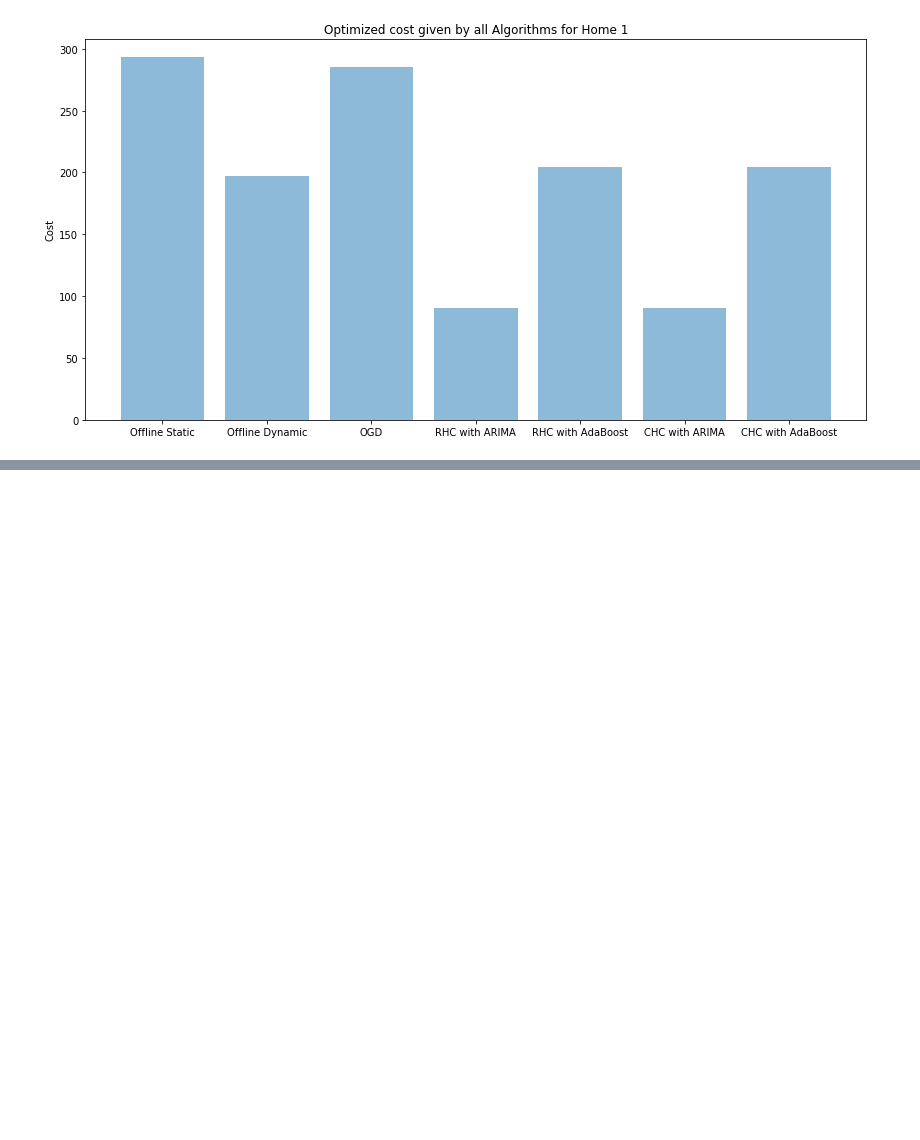
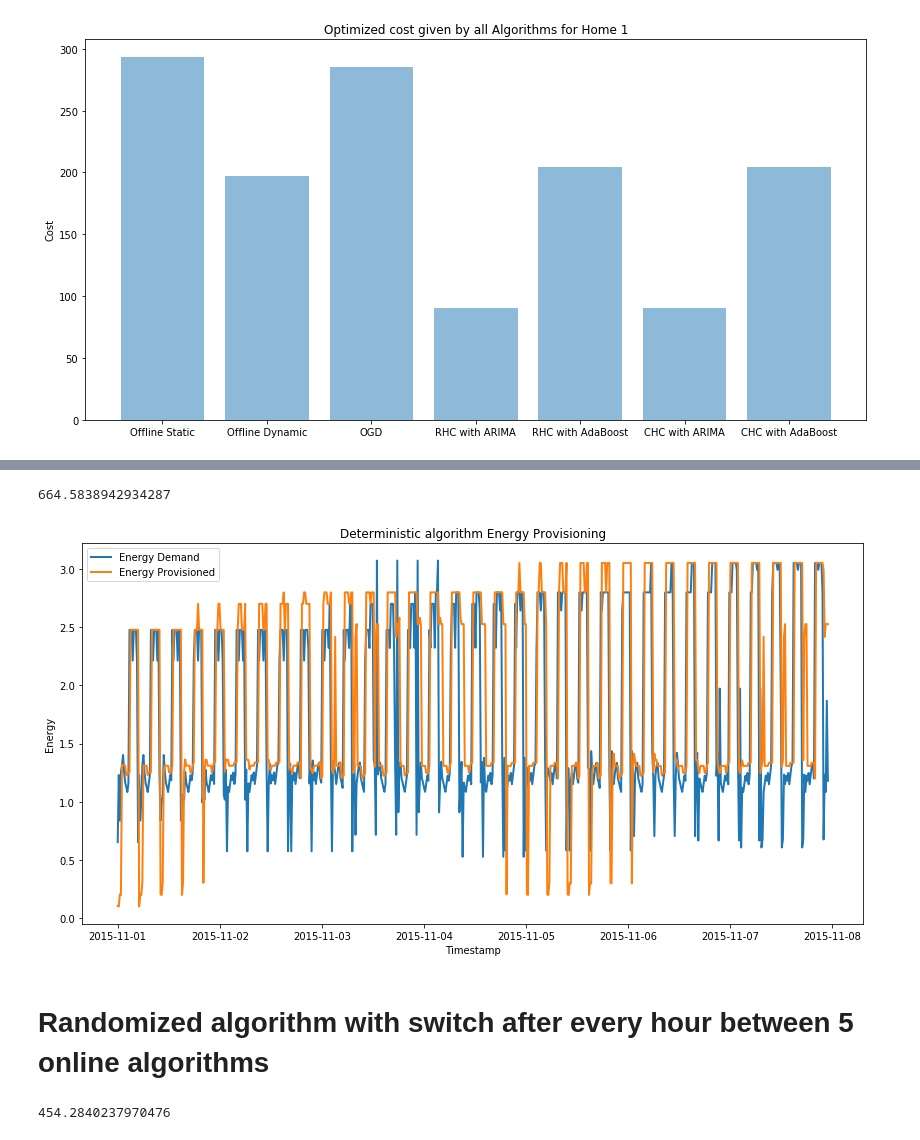
Before and after one commit to vaishrohan1709/Smart_Energy_Optimized_Provisioning, a Jupyter notebook: Assignment2.ipynb, the cells around one changed output, grey strips where cells are left out. Saved outputs shown, nothing was run; the diff lists cells and outputs as text; code cells hidden in the pictures; blank space fills up the shorter version.

Commit message:
everything done

```diff
--- a/Assignment2.ipynb
+++ b/Assignment2.ipynb
@@ -705,0 +743,18 @@ plt.show()
+# %%
+def RHC_ADABOOST(t , x_best, cost):
+    w = 12
+    for i in range(0,4):
+        new_y.append(y_pred_adaboost[t+i])
+        y = y_pred_adaboost[t+i:t+w+i]
+        x = cp.Variable(w)
+        sum = 0
+        for j in range(0,w):
+            sum += (cp.multiply(p,x[j]) + cp.maximum(0, y[j]-x[j]) + cp.abs(x[j] - x[j-1]))
+
+        objective = (cp.Minimize(sum))
+        constraints = [0 <= x]
+        prob = cp.Problem(objective, constraints)
+        result = prob.solve()
+        x_best.append(x.value[0])
+        cost += p*x_best[t + i] + a*max(0, y_pred_adaboost[t + i] - x_best[t + i]) + b*abs(x_best[t + i] - x_best[t + i-1])
+    return x_best , cost
@@ -705,0 +803,35 @@ plt.show()
+# %%
+x_best_d = [0]
+cost_d = 0
+for t in range(1,35):
+    x_best_d , cost_d = OGD(t , x_best_d, cost_d)
+    x_best_d , cost_d = RHC_ARIMA(t + 4 , x_best_d, cost_d)
+    x_best_d , cost_d = CHC_ARIMA(t + 8 , x_best_d, cost_d)
+    x_best_d , cost_d = RHC_ADABOOST(t + 12 , x_best_d, cost_d)
+    x_best_d , cost_d = CHC_ADABOOST(t + 16 , x_best_d, cost_d)
+# %%
+print(cost_d)
+# %% [output]
+664.5838942934287
+# %%
+dur = [dt for dt in
+       pd.date_range(datetime(2015,11,1,0), datetime(2015, 11 , 7 , 23),
+       periods = 664).tolist()]
+OD = pd.DataFrame({'Energy Provisioned': x_best_d[1:665]})
+OD['Energy Demand'] = new_y[1:665]
+OD['TimeStamp'] = dur
+fig_size = plt.rcParams["figure.figsize"]
+fig_size[0] = 14
+fig_size[1] = 7
+plt.rcParams["figure.figsize"] = fig_size
+plt.plot(OD['TimeStamp'], OD['Energy Demand'], linewidth=2, label="Energy Demand")
+plt.plot(OD['TimeStamp'], OD['Energy Provisioned'], linewidth=2, label="Energy Provisioned")
+plt.title('Deterministic algorithm Energy Provisioning')
+plt.xlabel('Timestamp')
+plt.ylabel('Energy')
+plt.legend()
+plt.show()
+# %% [output]
+[figure, added]
+# %% [markdown]
+<h1> Randomized algorithm with switch after every hour between 5 online algorithms </h1>
@@ -705,0 +850,4 @@ plt.show()
+# %%
+print(cost_r)
+# %% [output]
+454.2840237970476
```
Also changed, not shown: parts of 12 cells of this notebook, 5 other files.
